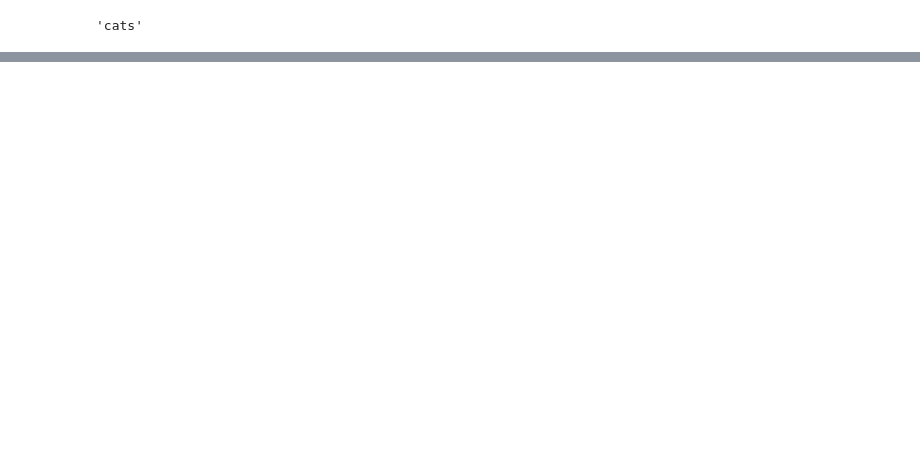
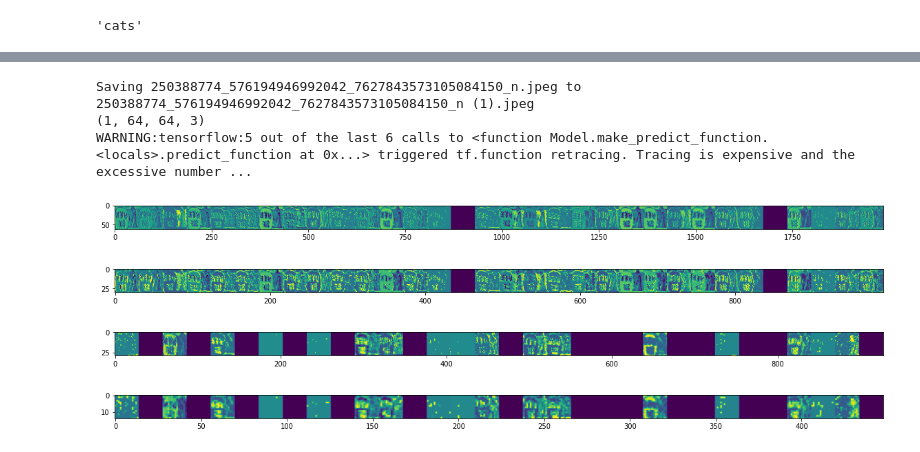
Before and after one commit to lualua0909/DeepLearning-LDS8, a Jupyter notebook: Week_3/demo_dog_cat_CNN.ipynb, the cells around one changed output, grey strips where cells are left out. Drawn from its saved outputs; the diff is of its cells as text; code cells hidden in the pictures; blank space fills up the shorter version.

```diff
--- a/Week_3/demo_dog_cat_CNN.ipynb
+++ b/Week_3/demo_dog_cat_CNN.ipynb
@@ -178,3 +178,20 @@ index = np.argmax(result)
 classes[index]
 # %% [output]
 'cats'
+# %%
+import numpy as np
+from google.colab import files
+from keras.preprocessing import image
+
+uploaded = files.upload()
+
+for fn in uploaded.keys():
+  path = './' + fn
+  img = image.load_img(path, target_size=(64, 64))
+  test_img = image.img_to_array(img) / 255
+  x = np.expand_dims(test_img, axis=0)
+
+  images = np.vstack([x])
+  result = classifier.predict(images, batch_size=10)
+  index = np.argmax(result)
+  print(classes[index])
@@ -180,0 +212,3 @@ classes[index]
+# %%
+output_layers = [layer.output for layer in classifier.layers]
+output_layers
@@ -180,0 +223,36 @@ classes[index]
+# %%
+import matplotlib.pyplot as plt
+
+uploaded = files.upload()
+
+for fn in uploaded.keys():
+  path = './' + fn
+  img = image.load_img(path, target_size=(64, 64))
+  x = image.img_to_array(img) / 255
+  x = x.reshape((1,) + x.shape)
+
+  print(x.shape)
+
+  visualization_model = tf.keras.models.Model(inputs=classifier.input, outputs=output_layers)
+  successive_feature_map = visualization_model.predict(x)
+  layer_names = [layer.name for layer in classifier.layers]
+  for layer_names, feature_map in zip(layer_names, successive_feature_map):
+    if len(feature_map.shape) == 4:
+      n_features = feature_map.shape[-1]
+      size = feature_map.shape[1]
+      display_grid = np.zeros((size, size * n_features))
+      for i in range(n_features):
+        x = feature_map[0, :, :, i]
+        x -= x.mean()
+        x /= x.std()
+        x *= 64
+        x += 128
+        x = np.clip(x, 0, 255).astype('uint8')
+        display_grid[:, i * size : (i + 1) * size] = x
+
+      scale = 20. / n_features
+      plt.figure(figsize=(scale * n_features, scale))
+      plt.title('')
+      plt.grid(False)
+      plt.imshow(display_grid, aspect='auto', cmap='viridis')
+# %% [output]
@@ -180,0 +260,7 @@ classes[index]
+Saving 250388774_576194946992042_7627843573105084150_n.jpeg to 250388774_576194946992042_7627843573105084150_n (1).jpeg
+(1, 64, 64, 3)
+WARNING:tensorflow:5 out of the last 6 calls to <function Model.make_predict_function.<locals>.predict_function at 0x...> triggered tf.function retracing. Tracing is expensive and the excessive number ...
+[figure, added]
+[figure, added]
+[figure, added]
+[figure, added]
```
Also changed, not shown: parts of 10 cells of this notebook.
